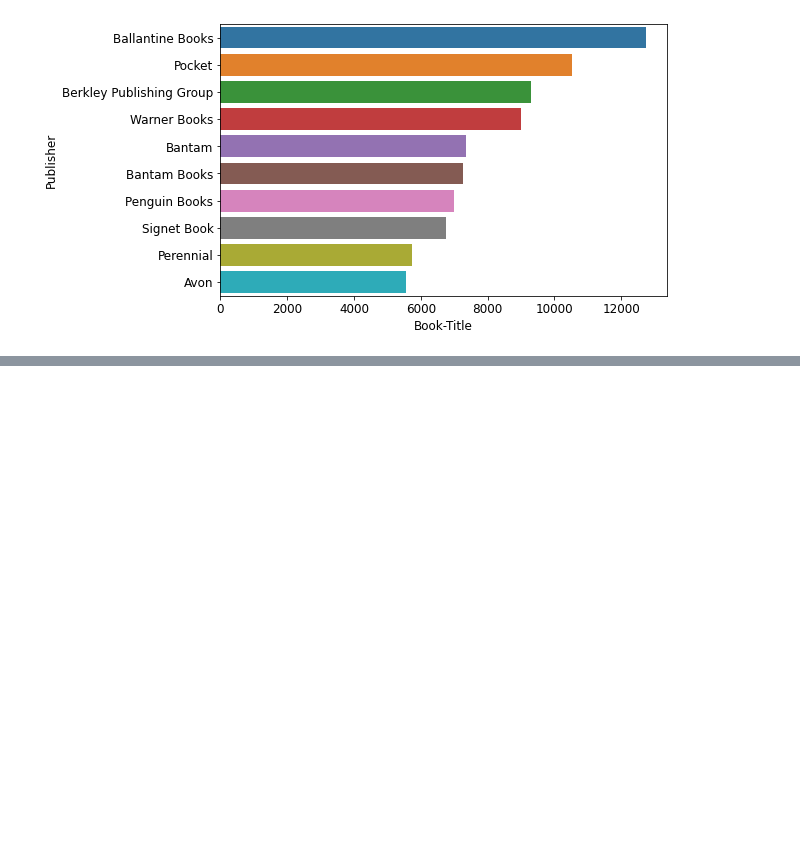
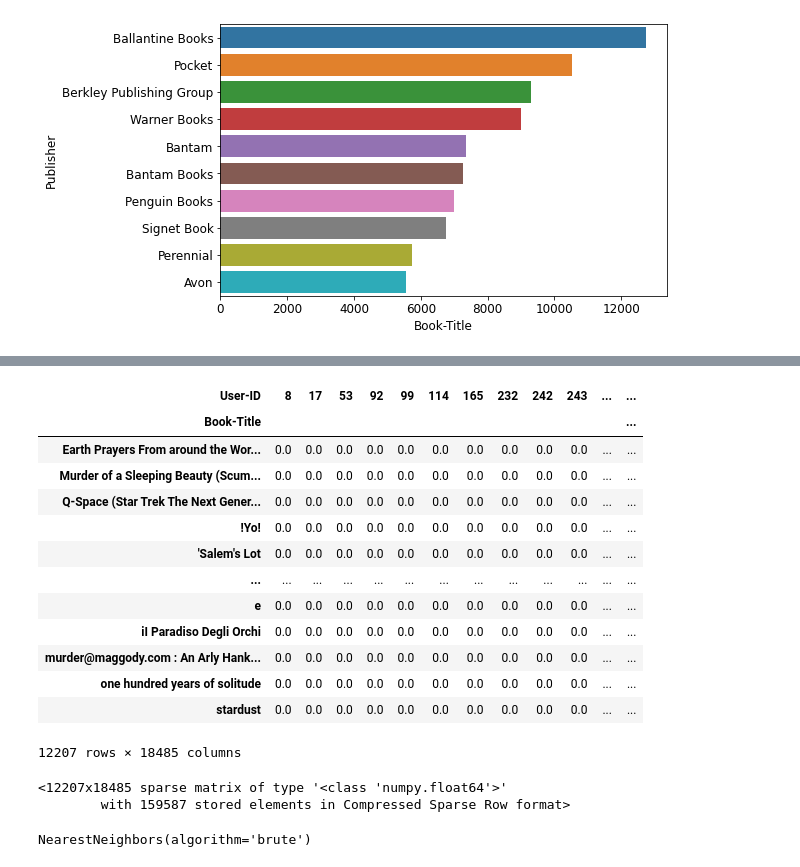
Before and after one commit to ghanalk1/Book-Recommendation-System, a Jupyter notebook: Rough_brs.ipynb, the cells around one changed output, grey strips where cells are left out. Drawn from its saved outputs; the diff is of its cells as text; code cells hidden in the pictures; blank space fills up the shorter version.

```diff
--- a/Rough_brs.ipynb
+++ b/Rough_brs.ipynb
@@ -859,0 +834,36 @@ RMSE: 1.7774
+# %%
+# filling null values
+table.fillna(0, inplace=True)
+table
+# %% [output]
+| User-ID | 8 | 17 | 53 | 92 | 99 | 114 | 165 | 232 | 242 | 243 | ... | ... |
+| Book-Title |  |  |  |  |  |  |  |  |  |  |  | ... |
+| Earth Prayers From around the Wor... | 0.0 | 0.0 | 0.0 | 0.0 | 0.0 | 0.0 | 0.0 | 0.0 | 0.0 | 0.0 | ... | ... |
+| Murder of a Sleeping Beauty (Scum... | 0.0 | 0.0 | 0.0 | 0.0 | 0.0 | 0.0 | 0.0 | 0.0 | 0.0 | 0.0 | ... | ... |
+| Q-Space (Star Trek The Next Gener... | 0.0 | 0.0 | 0.0 | 0.0 | 0.0 | 0.0 | 0.0 | 0.0 | 0.0 | 0.0 | ... | ... |
+| !Yo! | 0.0 | 0.0 | 0.0 | 0.0 | 0.0 | 0.0 | 0.0 | 0.0 | 0.0 | 0.0 | ... | ... |
+| 'Salem's Lot | 0.0 | 0.0 | 0.0 | 0.0 | 0.0 | 0.0 | 0.0 | 0.0 | 0.0 | 0.0 | ... | ... |
+| ... | ... | ... | ... | ... | ... | ... | ... | ... | ... | ... | ... | ... |
+| e | 0.0 | 0.0 | 0.0 | 0.0 | 0.0 | 0.0 | 0.0 | 0.0 | 0.0 | 0.0 | ... | ... |
+| iI Paradiso Degli Orchi | 0.0 | 0.0 | 0.0 | 0.0 | 0.0 | 0.0 | 0.0 | 0.0 | 0.0 | 0.0 | ... | ... |
+| murder@maggody.com : An Arly Hank... | 0.0 | 0.0 | 0.0 | 0.0 | 0.0 | 0.0 | 0.0 | 0.0 | 0.0 | 0.0 | ... | ... |
+| one hundred years of solitude | 0.0 | 0.0 | 0.0 | 0.0 | 0.0 | 0.0 | 0.0 | 0.0 | 0.0 | 0.0 | ... | ... |
+| stardust | 0.0 | 0.0 | 0.0 | 0.0 | 0.0 | 0.0 | 0.0 | 0.0 | 0.0 | 0.0 | ... | ... |
+12207 rows × 18485 columns
+# %%
+# converting to sparse matrix
+from scipy.sparse import csr_matrix
+
+sparse = csr_matrix(table)
+sparse
+# %% [output]
+<12207x18485 sparse matrix of type '<class 'numpy.float64'>'
+        with 159587 stored elements in Compressed Sparse Row format>
+# %%
+#Creating an instance of KNN
+from sklearn.neighbors import NearestNeighbors
+
+model = NearestNeighbors(algorithm='brute')
+model.fit(sparse)
+# %% [output]
+NearestNeighbors(algorithm='brute')
```
Also changed, not shown: parts of 17 cells of this notebook.
